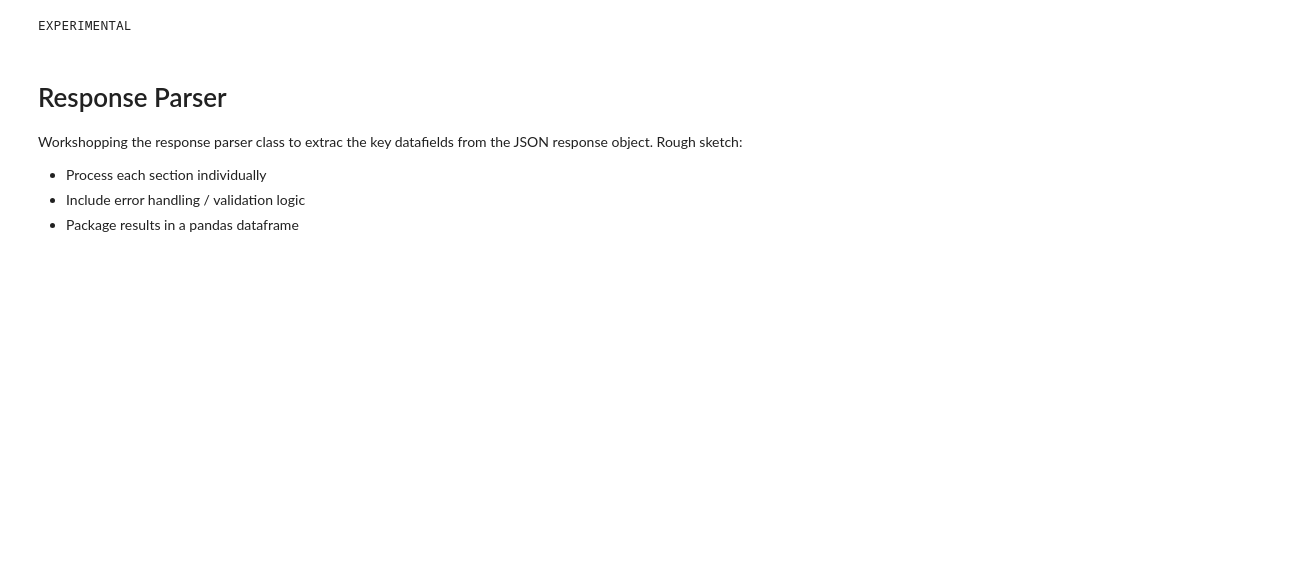
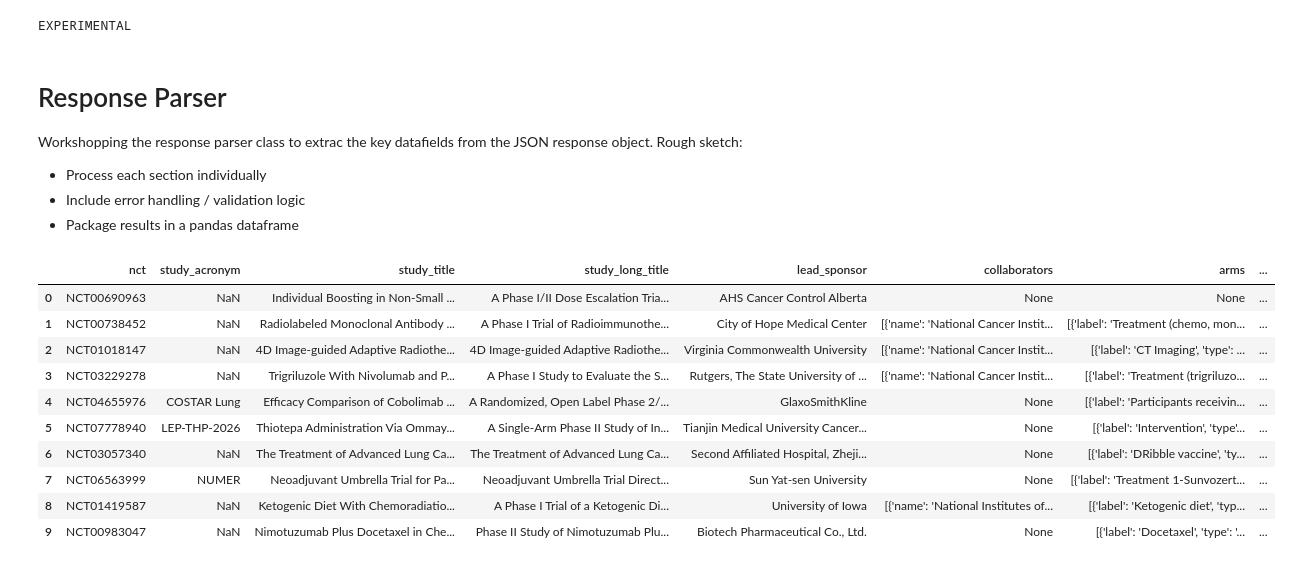
Before and after one commit to SJBales/data-engineering, a Jupyter notebook: notebooks/workshop.ipynb, the cells around one changed output. Drawn from its saved outputs; the diff is of its cells as text; code cells hidden in the pictures; blank space fills up the shorter version.

Commit message:
Created the response parser function

```diff
--- a/notebooks/workshop.ipynb
+++ b/notebooks/workshop.ipynb
@@ -103,12 +102,45 @@ Workshopping the response parser class to extrac the key datafields from the JSO
 # %%
 # copying the response object to change variable names
 api_response_json = study.copy()
 
-parsed_columns = ['NCT']
+# Flattener function
+def flatten_study(study: dict) -> dict:
+    '''Flattens the study dictionary of the JSON API response into a single dictionary to turn into a DataFrame'''
+    id_mod = study['protocolSection'].get("identificationModule", {})
+    sponsor_mod = study['protocolSection'].get("sponsorCollaboratorsModule", {})
+    arm_mod = study['protocolSection'].get("armsInterventionsModule", {})
+    cond_mod = study['protocolSection'].get("conditionsModule", {})
+    outcome_mod = study['protocolSection'].get("outcomesModule", {})
+    desc_mod = study['protocolSection'].get("descriptionModule", {})
+    status_mod = study['protocolSection'].get("statusModule", {})
 
-results = pd.DataFrame(columns=parsed_columns)
+    extracted_dict = {
+        "nct" : id_mod.get("nctId"),
+        "study_acronym": id_mod.get("acronym"),
+        "study_title": id_mod.get("briefTitle"),
+        "study_long_title": id_mod.get("officialTitle"),
+        "lead_sponsor": sponsor_mod.get("leadSponsor", {}).get("name"),
+        "collaborators": sponsor_mod.get("collaborators"),
+        "arms": arm_mod.get("armGroups"),
+        "conditions": cond_mod.get("conditions"),
+        "endpoints": outcome_mod.get("outcomesModule"),
+        "status": status_mod.get("overallStatus"),
+        "start_date": status_mod.get("statusModule")
+    }
 
-for s in api_response_json['studies']:
+    return extracted_dict
 
-    # Parsing the Protocol Section
-    nct_id = s['protocolSection']['identificationModule']['nctId']
+# Prelim testing
+pd.DataFrame.from_dict([flatten_study(s) for s in api_response_json['studies']])
+# %% [output]
+|  | nct | study_acronym | study_title | study_long_title | lead_sponsor | collaborators | arms | ... |
+| 0 | NCT00690963 | NaN | Individual Boosting in Non-Small ... | A Phase I/II Dose Escalation Tria... | AHS Cancer Control Alberta | None | None | ... |
+| 1 | NCT00738452 | NaN | Radiolabeled Monoclonal Antibody ... | A Phase I Trial of Radioimmunothe... | City of Hope Medical Center | [{'name': 'National Cancer Instit... | [{'label': 'Treatment (chemo, mon... | ... |
+| 2 | NCT01018147 | NaN | 4D Image-guided Adaptive Radiothe... | 4D Image-guided Adaptive Radiothe... | Virginia Commonwealth University | [{'name': 'National Cancer Instit... | [{'label': 'CT Imaging', 'type': ... | ... |
+| 3 | NCT03229278 | NaN | Trigriluzole With Nivolumab and P... | A Phase I Study to Evaluate the S... | Rutgers, The State University of ... | [{'name': 'National Cancer Instit... | [{'label': 'Treatment (trigriluzo... | ... |
+| 4 | NCT04655976 | COSTAR Lung | Efficacy Comparison of Cobolimab ... | A Randomized, Open Label Phase 2/... | GlaxoSmithKline | None | [{'label': 'Participants receivin... | ... |
+| 5 | NCT07778940 | LEP-THP-2026 | Thiotepa Administration Via Ommay... | A Single-Arm Phase II Study of In... | Tianjin Medical University Cancer... | None | [{'label': 'Intervention', 'type'... | ... |
+| 6 | NCT03057340 | NaN | The Treatment of Advanced Lung Ca... | The Treatment of Advanced Lung Ca... | Second Affiliated Hospital, Zheji... | None | [{'label': 'DRibble vaccine', 'ty... | ... |
+| 7 | NCT06563999 | NUMER | Neoadjuvant Umbrella Trial for Pa... | Neoadjuvant Umbrella Trial Direct... | Sun Yat-sen University | None | [{'label': 'Treatment 1-Sunvozert... | ... |
+| 8 | NCT01419587 | NaN | Ketogenic Diet With Chemoradiatio... | A Phase I Trial of a Ketogenic Di... | University of Iowa | [{'name': 'National Institutes of... | [{'label': 'Ketogenic diet', 'typ... | ... |
+| 9 | NCT00983047 | NaN | Nimotuzumab Plus Docetaxel in Che... | Phase II Study of Nimotuzumab Plu... | Biotech Pharmaceutical Co., Ltd. | None | [{'label': 'Docetaxel', 'type': '... | ... |
```
Also changed, not shown: parts of 2 cells of this notebook.
